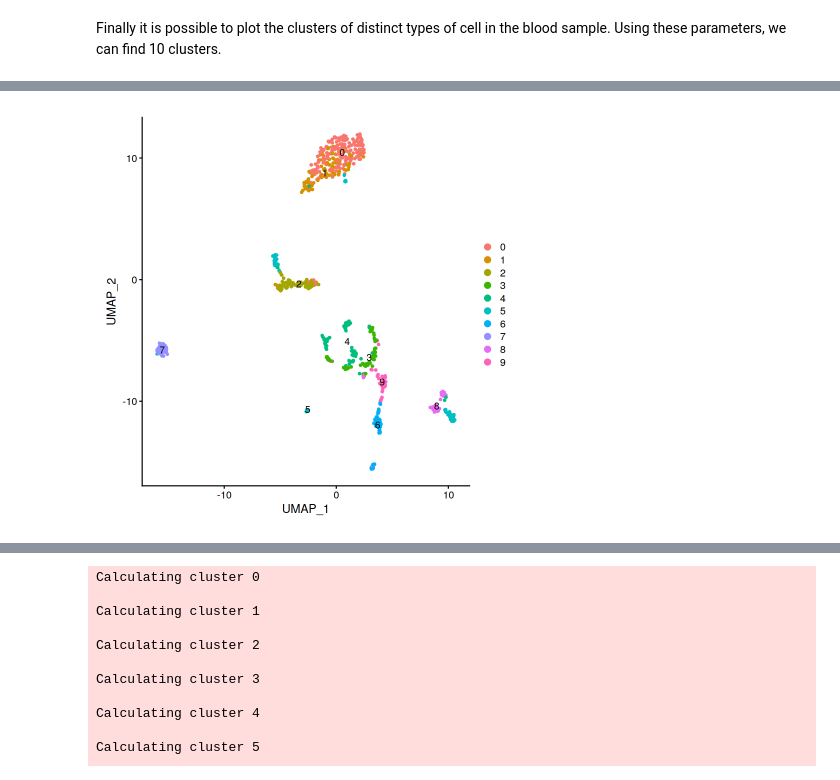
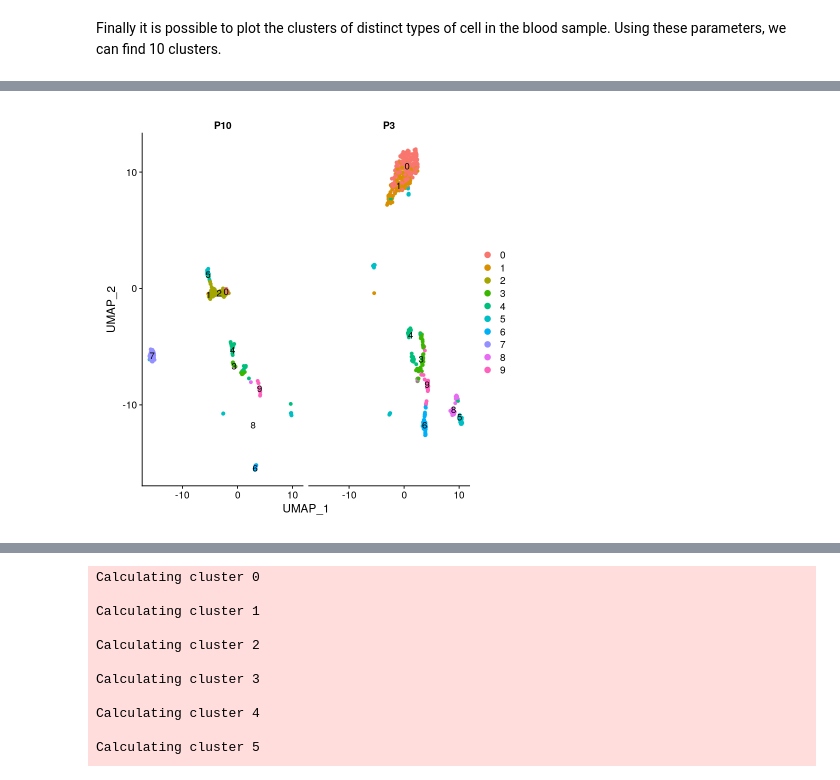
Before and after one commit to waldeyr/single_cell_analysis, a Jupyter notebook: Single_Cell_RNA_Seq.ipynb, the cells around one changed output, grey strips where cells are left out. Saved outputs shown, nothing was run; the diff lists cells and outputs as text; code cells hidden in the pictures.

```diff
--- a/Single_Cell_RNA_Seq.ipynb
+++ b/Single_Cell_RNA_Seq.ipynb
@@ -276,7 +310,7 @@ A data.frame: 6 × 7
 | P3-AACACGTTCGTGGGAA | COVID-19 | 7600 | 2258 | P3 | 3.539474 | 0 | 0 |
 | P3-AACACGTTCTTGCCGT | COVID-19 | 21327 | 3385 | P3 | 2.977446 | 6 | 6 |
 # %%
-plot_clusters <- DimPlot(covid_p3_p10, label = TRUE)
+plot_clusters <- DimPlot(covid_p3_p10, label = TRUE, split.by="patient", pt.size=1.5)
 plot_clusters
 # %% [output]
-[figure, old version]
+[figure, new version]
```
Also changed, not shown: parts of 9 cells of this notebook.
